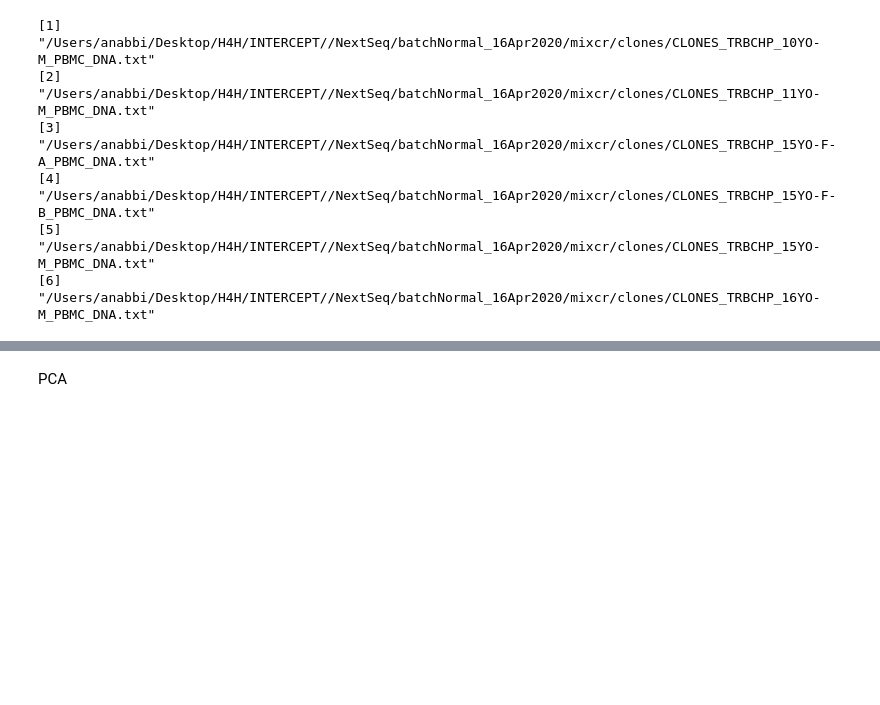
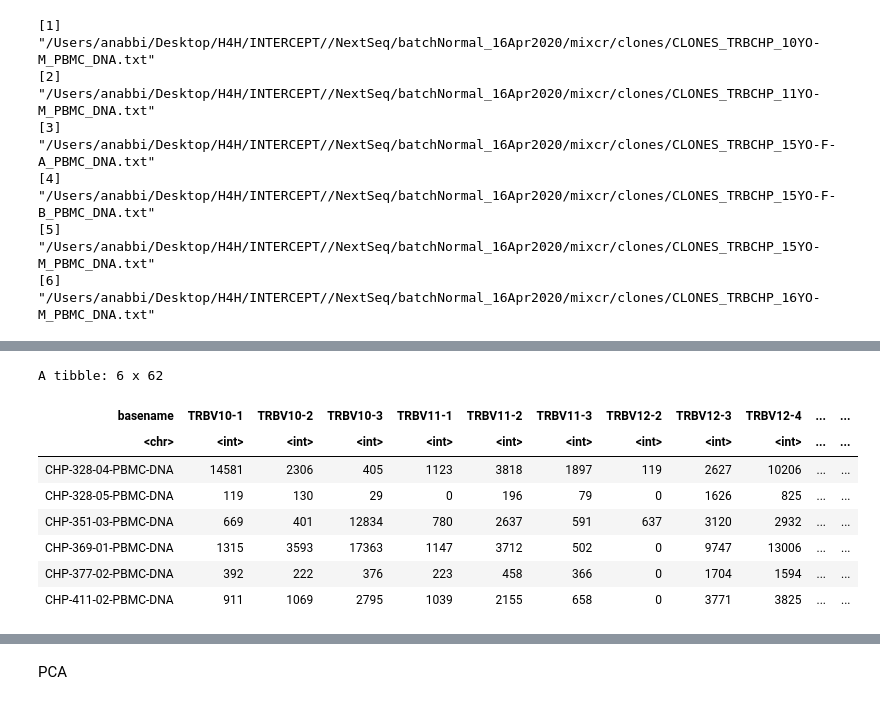
Before and after one commit to pughlab/ped_CapTCRseq, a Jupyter notebook: notebooks/19_Vgene_PCA.ipynb, the cells around one changed output, grey strips where cells are left out. Cells and saved outputs as stored; diff of their text form; code cells hidden in the pictures; blank space fills up the shorter version.

```diff
--- a/notebooks/19_Vgene_PCA.ipynb
+++ b/notebooks/19_Vgene_PCA.ipynb
@@ -80,0 +118,2 @@ readr::write_rds(int_v_j_cdr3_l, paste0(datapath, "capTCRseq/int_pbmc_v_j_cdr3_l
+# %%
+int_v <- int_v_j_cdr3_l %>% group_by(basename, TRBV) %>% summarize(Vcount = sum(cloneCount)) %>% ungroup()
@@ -80,0 +135,14 @@ readr::write_rds(int_v_j_cdr3_l, paste0(datapath, "capTCRseq/int_pbmc_v_j_cdr3_l
+# %%
+int_v_count <- tidyr::pivot_wider(int_v, names_from = "TRBV", values_from = "Vcount", values_fill = 0)
+# %%
+head(int_v_count)
+# %% [output]
+A tibble: 6 x 62
+| basename | TRBV10-1 | TRBV10-2 | TRBV10-3 | TRBV11-1 | TRBV11-2 | TRBV11-3 | TRBV12-2 | TRBV12-3 | TRBV12-4 | ... | ... |
+| <chr> | <int> | <int> | <int> | <int> | <int> | <int> | <int> | <int> | <int> | ... | ... |
+| CHP-328-04-PBMC-DNA | 14581 | 2306 | 405 | 1123 | 3818 | 1897 | 119 | 2627 | 10206 | ... | ... |
+| CHP-328-05-PBMC-DNA | 119 | 130 | 29 | 0 | 196 | 79 | 0 | 1626 | 825 | ... | ... |
+| CHP-351-03-PBMC-DNA | 669 | 401 | 12834 | 780 | 2637 | 591 | 637 | 3120 | 2932 | ... | ... |
+| CHP-369-01-PBMC-DNA | 1315 | 3593 | 17363 | 1147 | 3712 | 502 | 0 | 9747 | 13006 | ... | ... |
+| CHP-377-02-PBMC-DNA | 392 | 222 | 376 | 223 | 458 | 366 | 0 | 1704 | 1594 | ... | ... |
+| CHP-411-02-PBMC-DNA | 911 | 1069 | 2795 | 1039 | 2155 | 658 | 0 | 3771 | 3825 | ... | ... |
```
Also changed, not shown: parts of 27 cells of this notebook, 5 other files.
